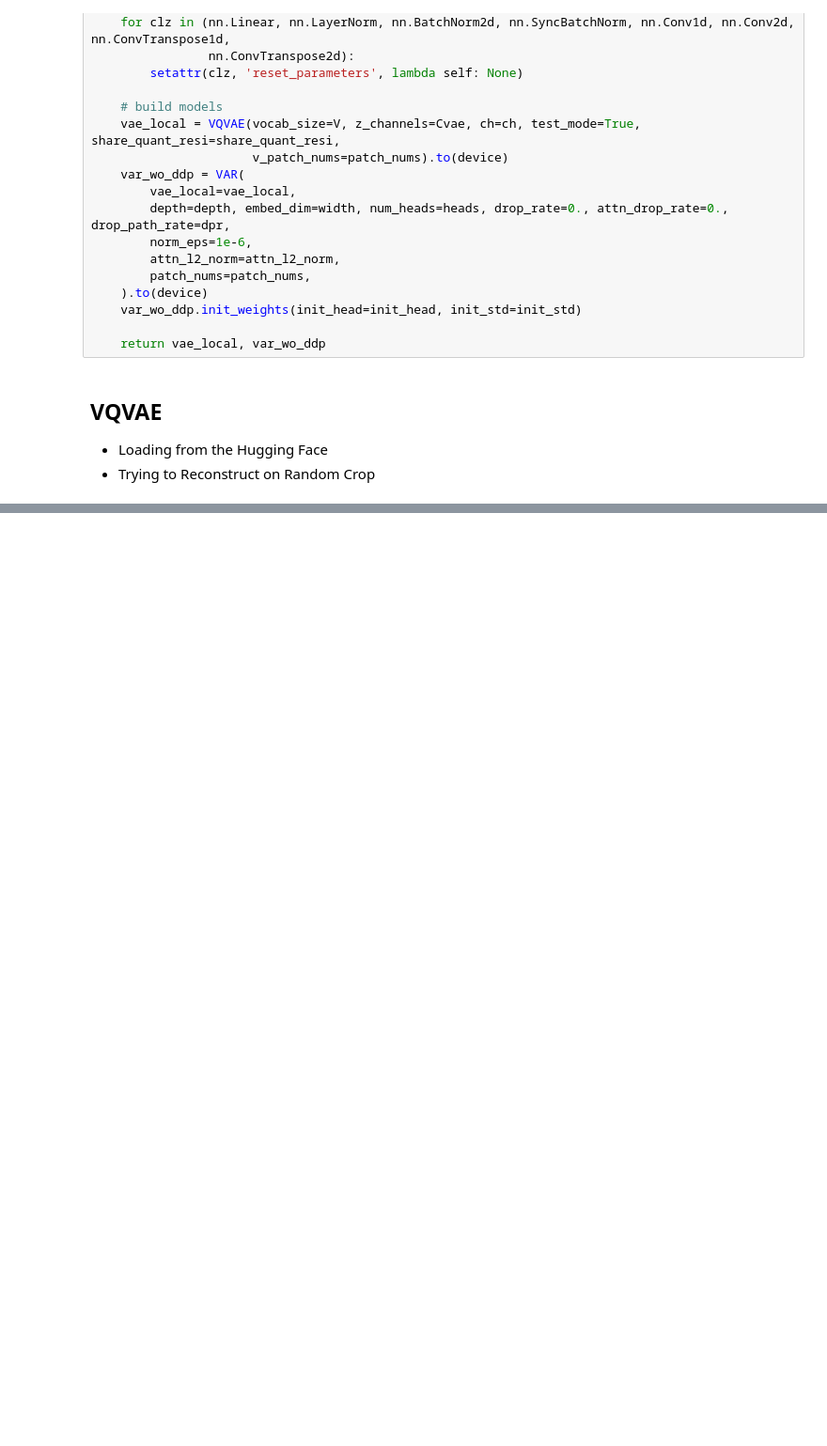
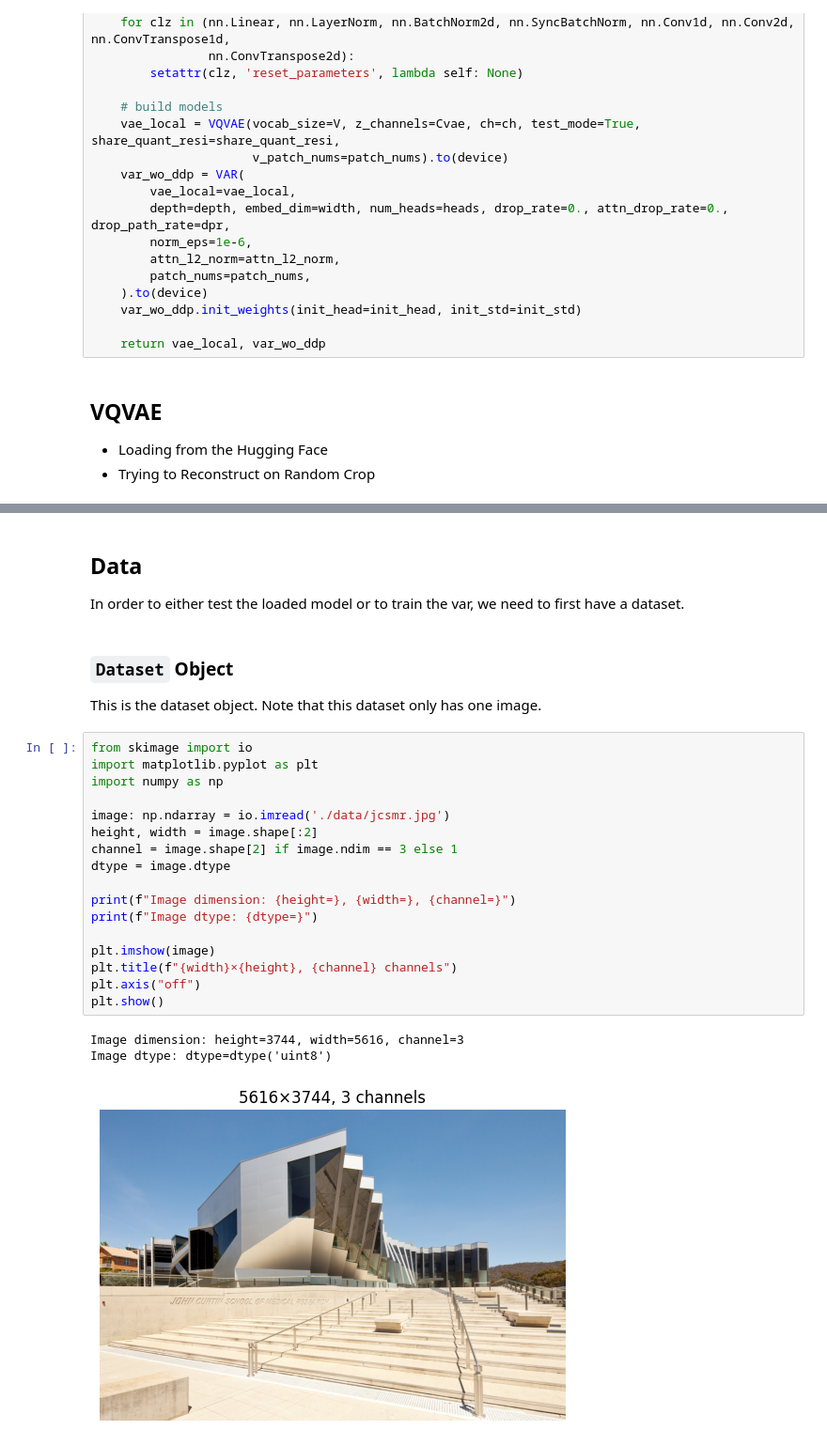
Before and after one commit to Isaac7777-cpu/comp4528-mini-project, a Jupyter notebook: SinVAR/SinVAR_training.ipynb, the cells around one changed output, grey strips where cells are left out. Shown at 94% size. Drawn from its saved outputs; the diff is of its cells as text; blank space fills up the shorter version.

Commit message:
Updated for Pretrained Model to Work

```diff
--- a/SinVAR/SinVAR_training.ipynb
+++ b/SinVAR/SinVAR_training.ipynb
@@ -106,0 +107,29 @@ Saving to: ‘vae_ch160v4096z32.pth’
+# %% [markdown]
+## Data
+
+In order to either test the loaded model or to train the var, we need to first have a dataset.
+# %% [markdown]
+### `Dataset` Object
+
+This is the dataset object. Note that this dataset only has one image.
+# %%
+from skimage import io
+import matplotlib.pyplot as plt
+import numpy as np
+
+image: np.ndarray = io.imread('./data/jcsmr.jpg')
+height, width = image.shape[:2]
+channel = image.shape[2] if image.ndim == 3 else 1
+dtype = image.dtype
+
+print(f"Image dimension: {height=}, {width=}, {channel=}")
+print(f"Image dtype: {dtype=}")
+
+plt.imshow(image)
+plt.title(f"{width}×{height}, {channel} channels")
+plt.axis("off")
+plt.show()
+# %% [output]
+Image dimension: height=3744, width=5616, channel=3
+Image dtype: dtype=dtype('uint8')
+[figure, added]
```
Also changed, not shown: parts of 17 cells of this notebook, 10 other files.
